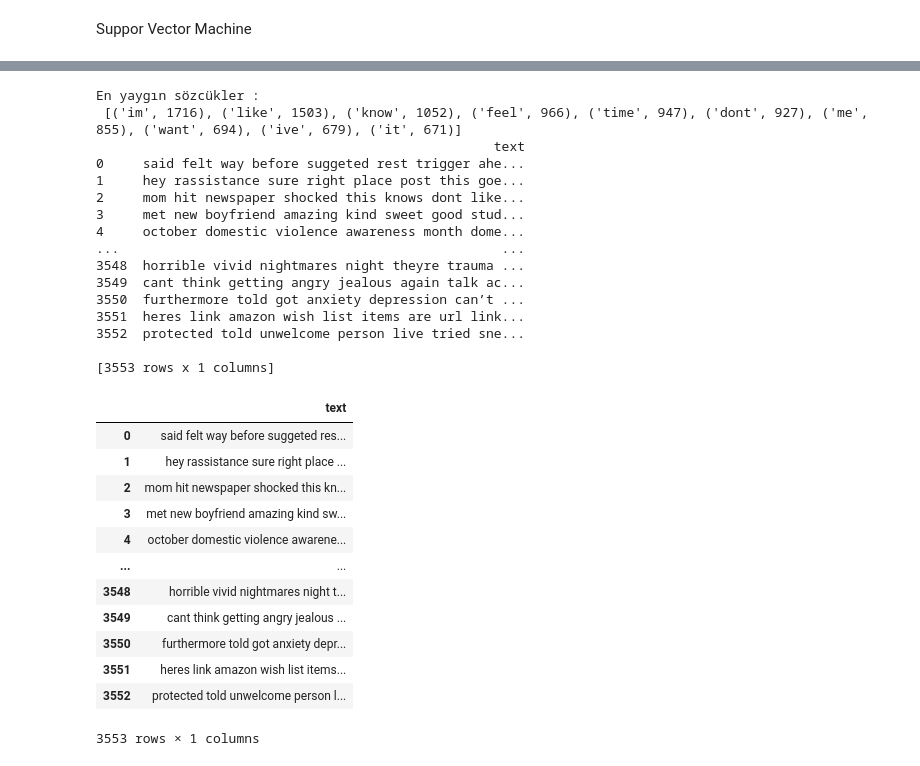
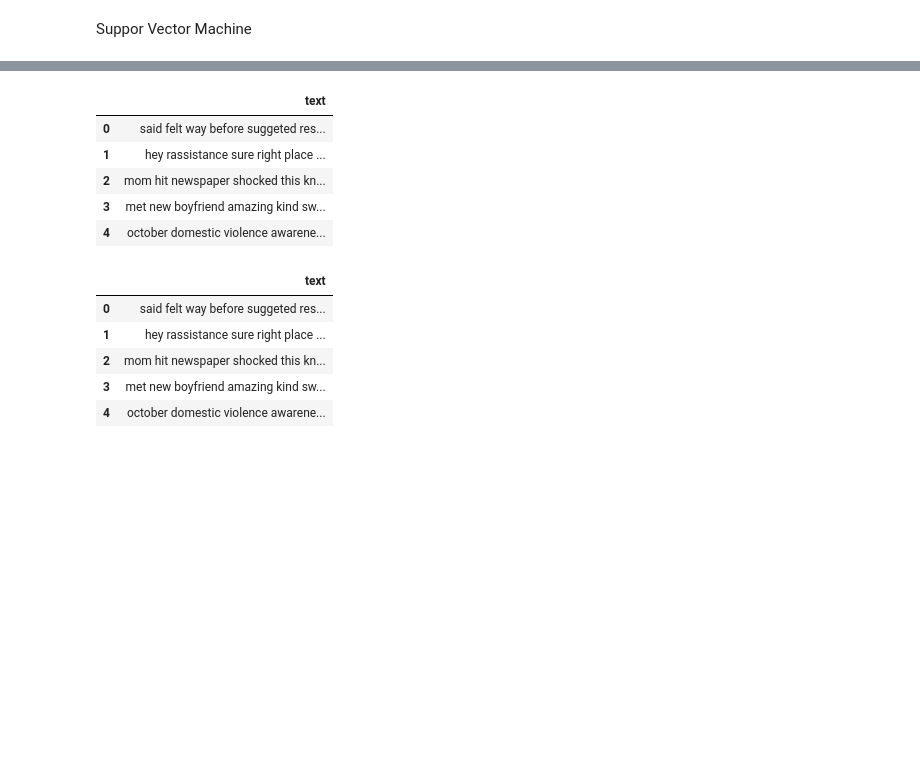
Before and after one commit to CagataySencan/StressAnalysis, a Jupyter notebook: Reddit_Stress_Analysis.ipynb, the cells around one changed output, grey strips where cells are left out. Cells and saved outputs as stored; diff of their text form; code cells hidden in the pictures; blank space fills up the shorter version.

```diff
--- a/Reddit_Stress_Analysis.ipynb
+++ b/Reddit_Stress_Analysis.ipynb
@@ -102,46 +95,29 @@ for text in X['text'].values :
   for word in text.split() :
     cnt[word] += 1
 
-print("En yaygın sözcükler : \n", cnt.most_common(10))
-print(X)
+
+X.head()
 # %% [output]
-En yaygın sözcükler :
- [('im', 1716), ('like', 1503), ('know', 1052), ('feel', 966), ('time', 947), ('dont', 927), ('me', 855), ('want', 694), ('ive', 679), ('it', 671)]
-                                                   text
-0     said felt way before suggeted rest trigger ahe...
-1     hey rassistance sure right place post this goe...
-2     mom hit newspaper shocked this knows dont like...
-3     met new boyfriend amazing kind sweet good stud...
-4     october domestic violence awareness month dome...
-...                                                 ...
-3548  horrible vivid nightmares night theyre trauma ...
-3549  cant think getting angry jealous again talk ac...
-3550  furthermore told got anxiety depression can’t ...
-3551  heres link amazon wish list items are url link...
-3552  protected told unwelcome person live tried sne...
-
-[3553 rows x 1 columns]
+|  | text |
+| 0 | said felt way before suggeted res... |
+| 1 | hey rassistance sure right place ... |
+| 2 | mom hit newspaper shocked this kn... |
+| 3 | met new boyfriend amazing kind sw... |
+| 4 | october domestic violence awarene... |
 # %%
 freq = set([w for (w, wc) in cnt.most_common(10)])
 def removeFreqwords(text):
     return " ".join([word for word in str(text).split() if word not in freq])
 
 X['text'] = X['text'].apply(lambda text: removeFreqwords(text))
-X
+X.head()
 # %% [output]
 |  | text |
 | 0 | said felt way before suggeted res... |
 | 1 | hey rassistance sure right place ... |
 | 2 | mom hit newspaper shocked this kn... |
 | 3 | met new boyfriend amazing kind sw... |
 | 4 | october domestic violence awarene... |
-| ... | ... |
-| 3548 | horrible vivid nightmares night t... |
-| 3549 | cant think getting angry jealous ... |
-| 3550 | furthermore told got anxiety depr... |
-| 3551 | heres link amazon wish list items... |
-| 3552 | protected told unwelcome person l... |
-3553 rows × 1 columns
 # %%
 # Lemmalama işlemi
 
```
Also changed, not shown: parts of 4 cells of this notebook.
